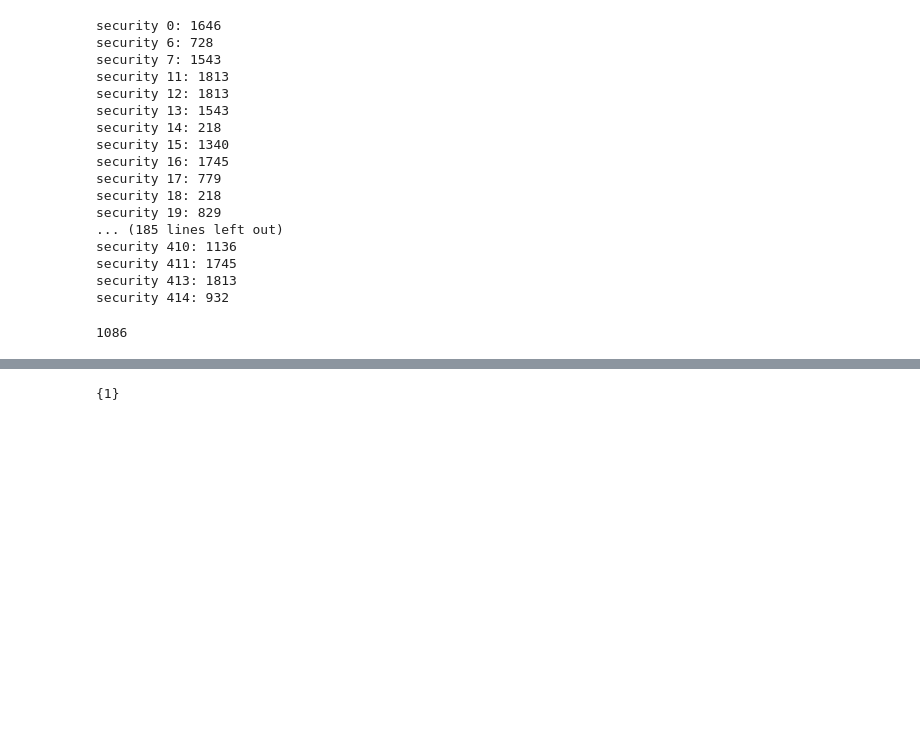
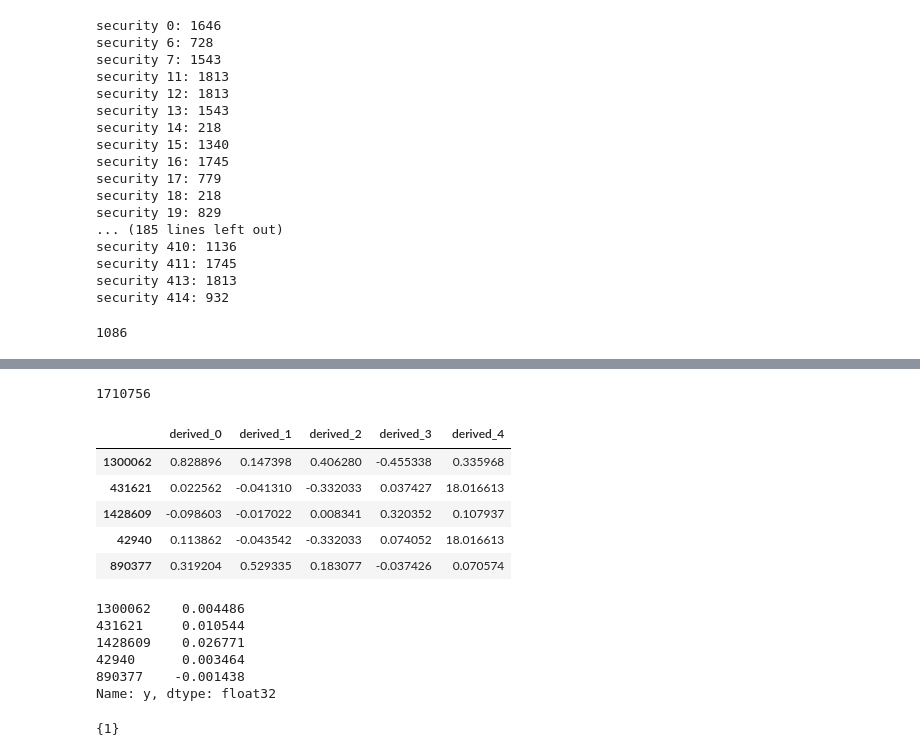
Before and after one commit to manprets/2sigma, a Jupyter notebook: 2sigma.ipynb, the cells around one changed output, grey strips where cells are left out. Saved outputs shown, nothing was run; the diff lists cells and outputs as text; code cells hidden in the pictures; blank space fills up the shorter version.

```diff
--- a/2sigma.ipynb
+++ b/2sigma.ipynb
@@ -272,3 +291,41 @@ len(unique_ids)
+# %%
+#print length of dataframe
+len(ndf)
+# %% [output]
+1710756
+# %%
+#create labels and drop y column from ndf dataframe
+features=ndf.columns.drop(['y'])
+labels=ndf.y
+
+ndf=ndf[features]
+# %%
+features=ndf.columns.drop(['id'])
+ndf=ndf[features]
+# %%
+features=ndf.columns.drop(['timestamp'])
+ndf=ndf[features]
+# %%
+#split dataframe into train and test
+X_train, X_test, y_train, y_test = train_test_split(ndf,labels,test_size=0.2,random_state=37)
+# %%
+X_train.head()
+# %% [output]
+|  | derived_0 | derived_1 | derived_2 | derived_3 | derived_4 |
+| 1300062 | 0.828896 | 0.147398 | 0.406280 | -0.455338 | 0.335968 |
+| 431621 | 0.022562 | -0.041310 | -0.332033 | 0.037427 | 18.016613 |
+| 1428609 | -0.098603 | -0.017022 | 0.008341 | 0.320352 | 0.107937 |
+| 42940 | 0.113862 | -0.043542 | -0.332033 | 0.074052 | 18.016613 |
+| 890377 | 0.319204 | 0.529335 | 0.183077 | -0.037426 | 0.070574 |
+# %%
+y_train.head()
+# %% [output]
+1300062    0.004486
+431621     0.010544
+1428609    0.026771
+42940      0.003464
+890377    -0.001438
+Name: y, dtype: float32
 # %%
 #get list of securities at all timestamps
 #As per my experiments at the competition, there will be multiple securities that will get added at later timestamps
```
Also changed, not shown: parts of 3 cells of this notebook.
